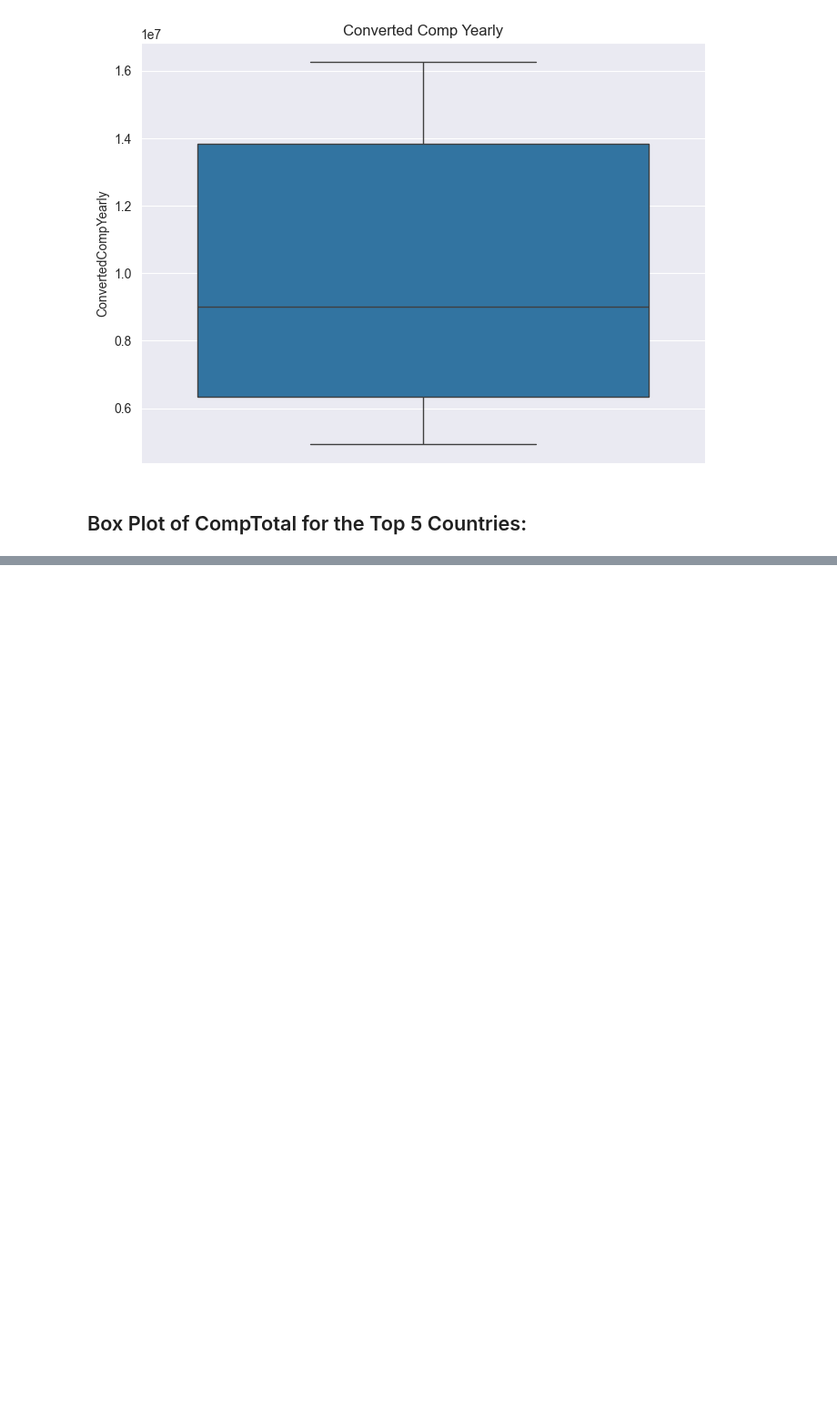
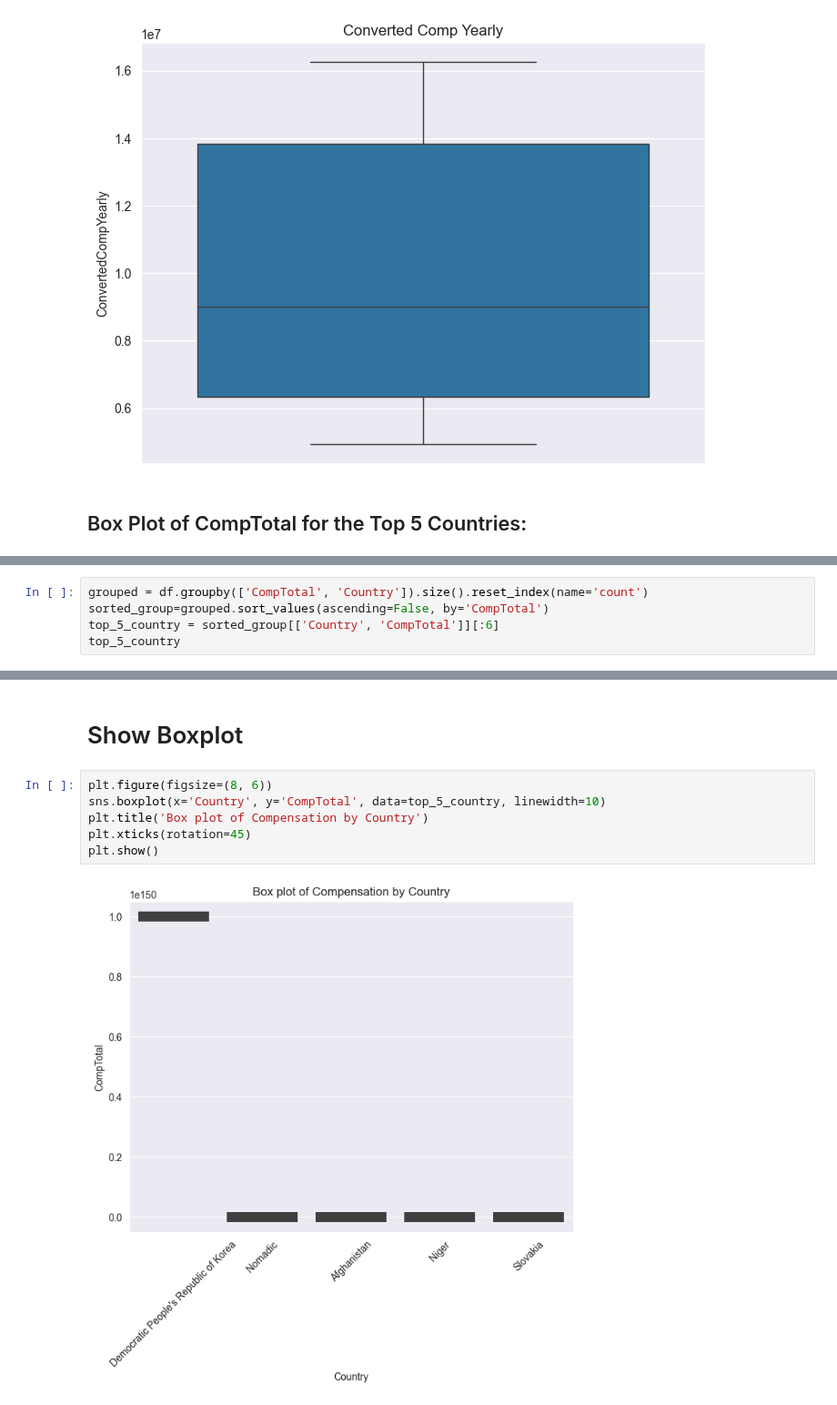
Before and after one commit to Hasan082/Data-Analysis, a Jupyter notebook: Capstone_project/Box_Plots.ipynb, the cells around one changed output, grey strips where cells are left out. Shown at 91% size. Cells and saved outputs as stored; diff of their text form; blank space fills up the shorter version.

Commit message:
Box Plot of Comptotal by Country

```diff
--- a/Capstone_project/Box_Plots.ipynb
+++ b/Capstone_project/Box_Plots.ipynb
@@ -246,0 +293,5 @@ plt.show()
+# %%
+grouped = df.groupby(['CompTotal', 'Country']).size().reset_index(name='count')
+sorted_group=grouped.sort_values(ascending=False, by='CompTotal')
+top_5_country = sorted_group[['Country', 'CompTotal']][:6]
+top_5_country
@@ -246,0 +306,10 @@ plt.show()
+# %% [markdown]
+# Show Boxplot
+# %%
+plt.figure(figsize=(8, 6))
+sns.boxplot(x='Country', y='CompTotal', data=top_5_country, linewidth=10)
+plt.title('Box plot of Compensation by Country')
+plt.xticks(rotation=45)
+plt.show()
+# %% [output]
+[figure, added]
```
Also changed, not shown: parts of 5 cells of this notebook.
